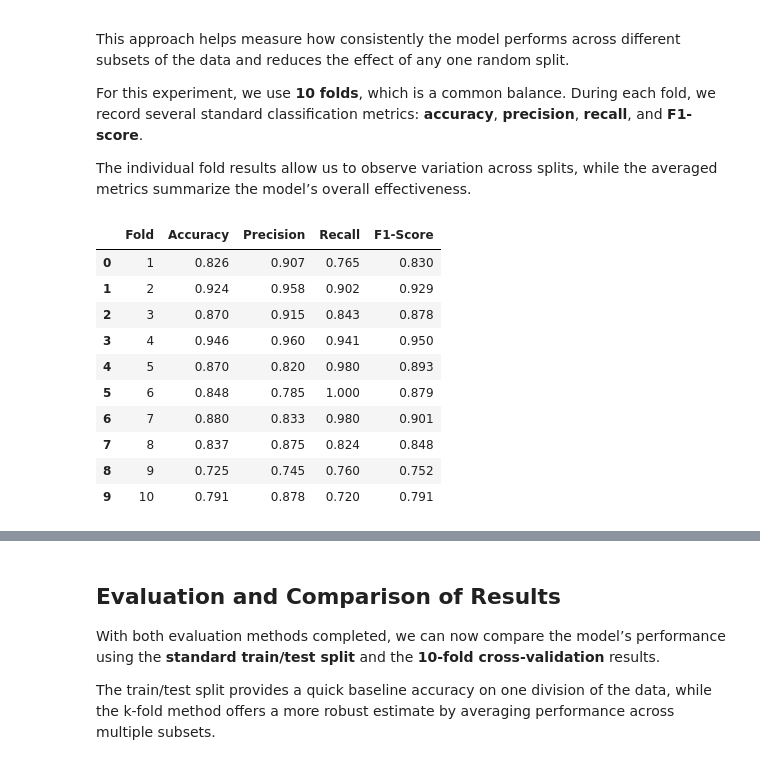
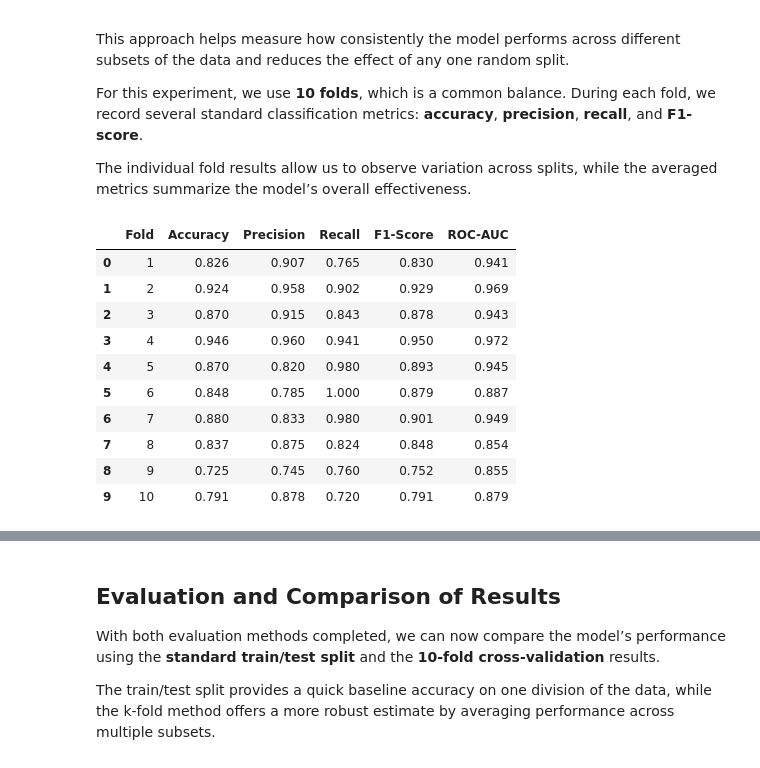
Before and after one commit to JoshH6538/heart-prediction-ml, a Jupyter notebook: logistic_regression.ipynb, the cells around one changed output, grey strips where cells are left out. Cells and saved outputs as stored; diff of their text form; code cells hidden in the pictures.

```diff
--- a/logistic_regression.ipynb
+++ b/logistic_regression.ipynb
@@ -291,45 +291,47 @@ The individual fold results allow us to observe variation across splits, while t
 from sklearn.model_selection import cross_validate
 import numpy as np
 
 # Initialize model
 log_reg_cv = LogisticRegression(max_iter=1000)
 
 # Define metrics to collect
-scoring = ['accuracy', 'precision', 'recall', 'f1']
+scoring = ['accuracy', 'precision', 'recall', 'f1', 'roc_auc']
 
 # Perform 10-fold cross-validation
 cv_results = cross_validate(log_reg_cv, X, y, cv=10, scoring=scoring)
 
 # Convert results to DataFrame
 cv_metrics = pd.DataFrame({
     'Fold': range(1, 11),
     'Accuracy': cv_results['test_accuracy'],
     'Precision': cv_results['test_precision'],
     'Recall': cv_results['test_recall'],
-    'F1-Score': cv_results['test_f1']
+    'F1-Score': cv_results['test_f1'],
+    'ROC-AUC': cv_results['test_roc_auc']
 })
 
 display(cv_metrics.round(3))
 
 # Summary table showing mean and standard deviation
 cv_summary = pd.DataFrame({
     'Model': ['Logistic Regression'],
     'Mean Accuracy': [np.mean(cv_results['test_accuracy'])],
     'Mean Precision': [np.mean(cv_results['test_precision'])],
     'Mean Recall': [np.mean(cv_results['test_recall'])],
-    'Mean F1-Score': [np.mean(cv_results['test_f1'])]
+    'Mean F1-Score': [np.mean(cv_results['test_f1'])],
+    'Mean ROC-AUC': [np.mean(cv_results['test_roc_auc'])]
 })
 
-display(cv_summary.round(3))
+display(cv_summary.round(3).style.hide(axis="index"))
 # %% [output]
-|  | Fold | Accuracy | Precision | Recall | F1-Score |
-| 0 | 1 | 0.826 | 0.907 | 0.765 | 0.830 |
-| 1 | 2 | 0.924 | 0.958 | 0.902 | 0.929 |
-| 2 | 3 | 0.870 | 0.915 | 0.843 | 0.878 |
-| 3 | 4 | 0.946 | 0.960 | 0.941 | 0.950 |
-| 4 | 5 | 0.870 | 0.820 | 0.980 | 0.893 |
-| 5 | 6 | 0.848 | 0.785 | 1.000 | 0.879 |
-| 6 | 7 | 0.880 | 0.833 | 0.980 | 0.901 |
-| 7 | 8 | 0.837 | 0.875 | 0.824 | 0.848 |
-| 8 | 9 | 0.725 | 0.745 | 0.760 | 0.752 |
-| 9 | 10 | 0.791 | 0.878 | 0.720 | 0.791 |
+|  | Fold | Accuracy | Precision | Recall | F1-Score | ROC-AUC |
+| 0 | 1 | 0.826 | 0.907 | 0.765 | 0.830 | 0.941 |
+| 1 | 2 | 0.924 | 0.958 | 0.902 | 0.929 | 0.969 |
+| 2 | 3 | 0.870 | 0.915 | 0.843 | 0.878 | 0.943 |
+| 3 | 4 | 0.946 | 0.960 | 0.941 | 0.950 | 0.972 |
+| 4 | 5 | 0.870 | 0.820 | 0.980 | 0.893 | 0.945 |
+| 5 | 6 | 0.848 | 0.785 | 1.000 | 0.879 | 0.887 |
+| 6 | 7 | 0.880 | 0.833 | 0.980 | 0.901 | 0.949 |
+| 7 | 8 | 0.837 | 0.875 | 0.824 | 0.848 | 0.854 |
+| 8 | 9 | 0.725 | 0.745 | 0.760 | 0.752 | 0.855 |
+| 9 | 10 | 0.791 | 0.878 | 0.720 | 0.791 | 0.879 |
```
Also changed, not shown: parts of 11 cells of this notebook, 1 other file.
